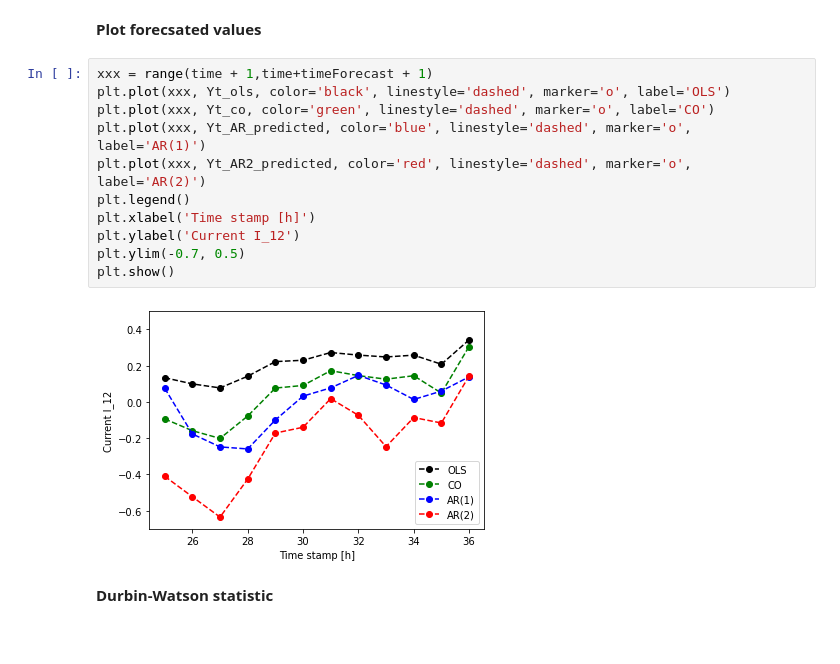
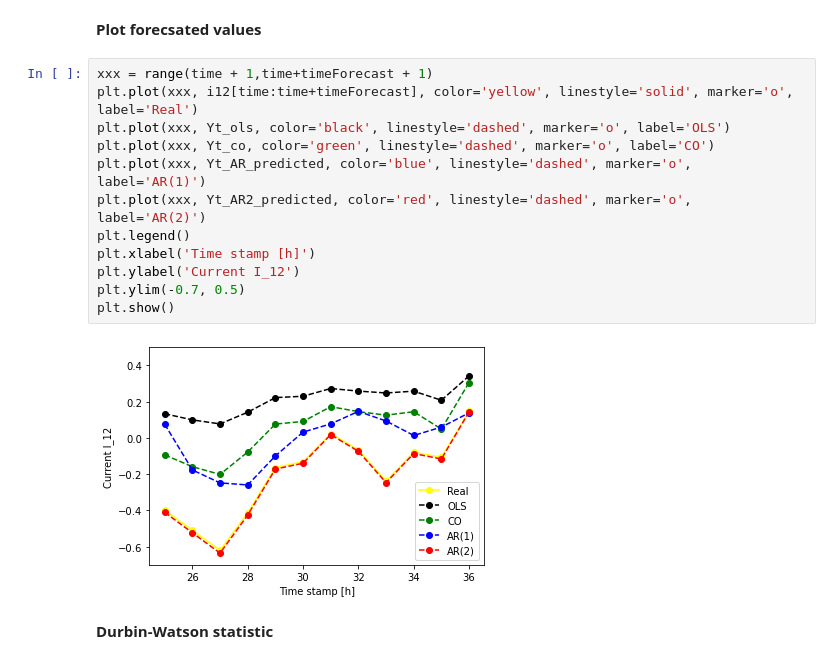
Before and after one commit to leobt23/ADRI, a Jupyter notebook: tpc4/Aula4_Students.ipynb, the cells around one changed output. Saved outputs shown, nothing was run; the diff lists cells and outputs as text.

```diff
--- a/tpc4/Aula4_Students.ipynb
+++ b/tpc4/Aula4_Students.ipynb
@@ -549,17 +567,18 @@ print(Yt_AR2_predicted)
 <b>Plot forecsated values
 # %%
 xxx = range(time + 1,time+timeForecast + 1)
+plt.plot(xxx, i12[time:time+timeForecast], color='yellow', linestyle='solid', marker='o', label='Real')
 plt.plot(xxx, Yt_ols, color='black', linestyle='dashed', marker='o', label='OLS')
 plt.plot(xxx, Yt_co, color='green', linestyle='dashed', marker='o', label='CO')
 plt.plot(xxx, Yt_AR_predicted, color='blue', linestyle='dashed', marker='o', label='AR(1)')
 plt.plot(xxx, Yt_AR2_predicted, color='red', linestyle='dashed', marker='o', label='AR(2)')
 plt.legend()
 plt.xlabel('Time stamp [h]')
 plt.ylabel('Current I_12')
 plt.ylim(-0.7, 0.5)
 plt.show()
 # %% [output]
-[figure, old version]
+[figure, new version]
 # %% [markdown]
 <b>Durbin-Watson statistic
 # %%
```
Also changed, not shown: parts of 5 cells of this notebook.
